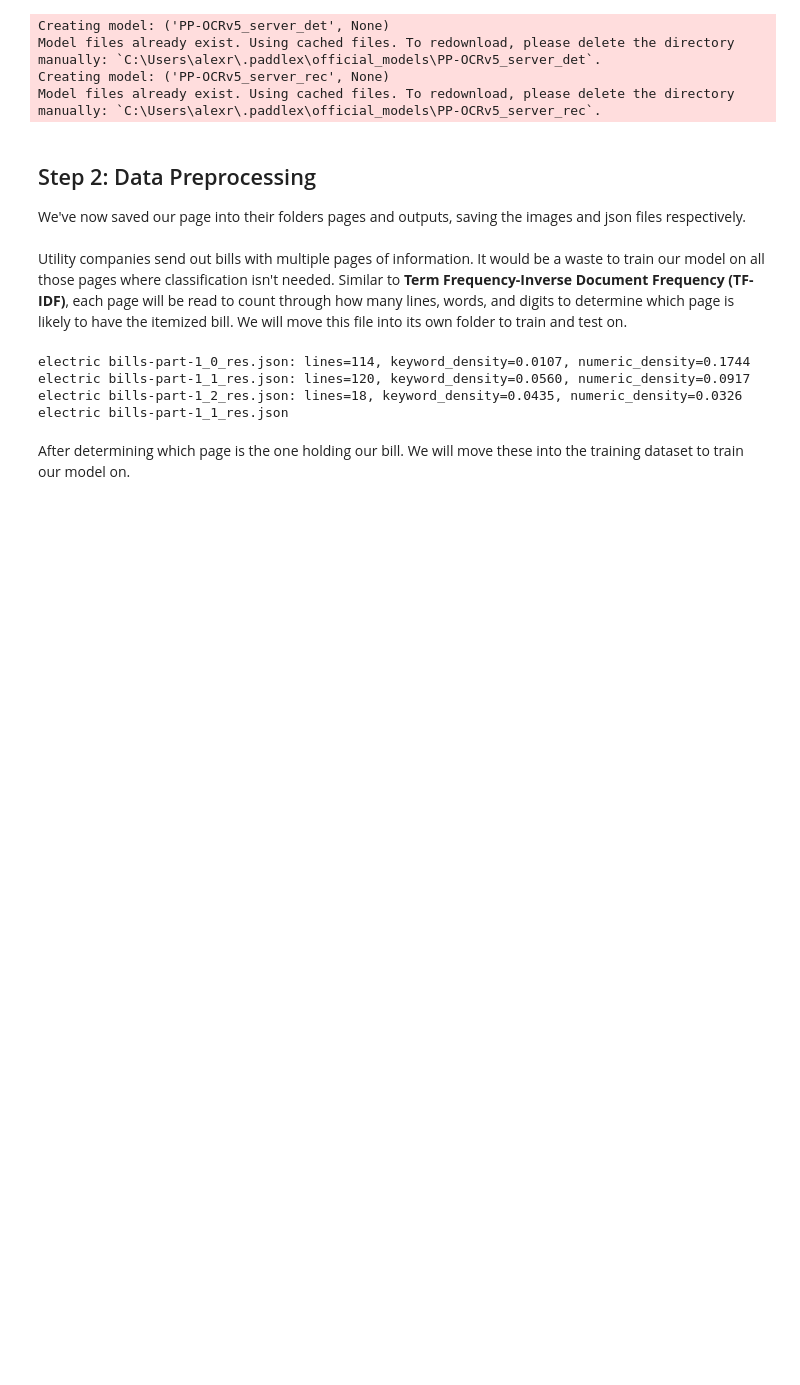
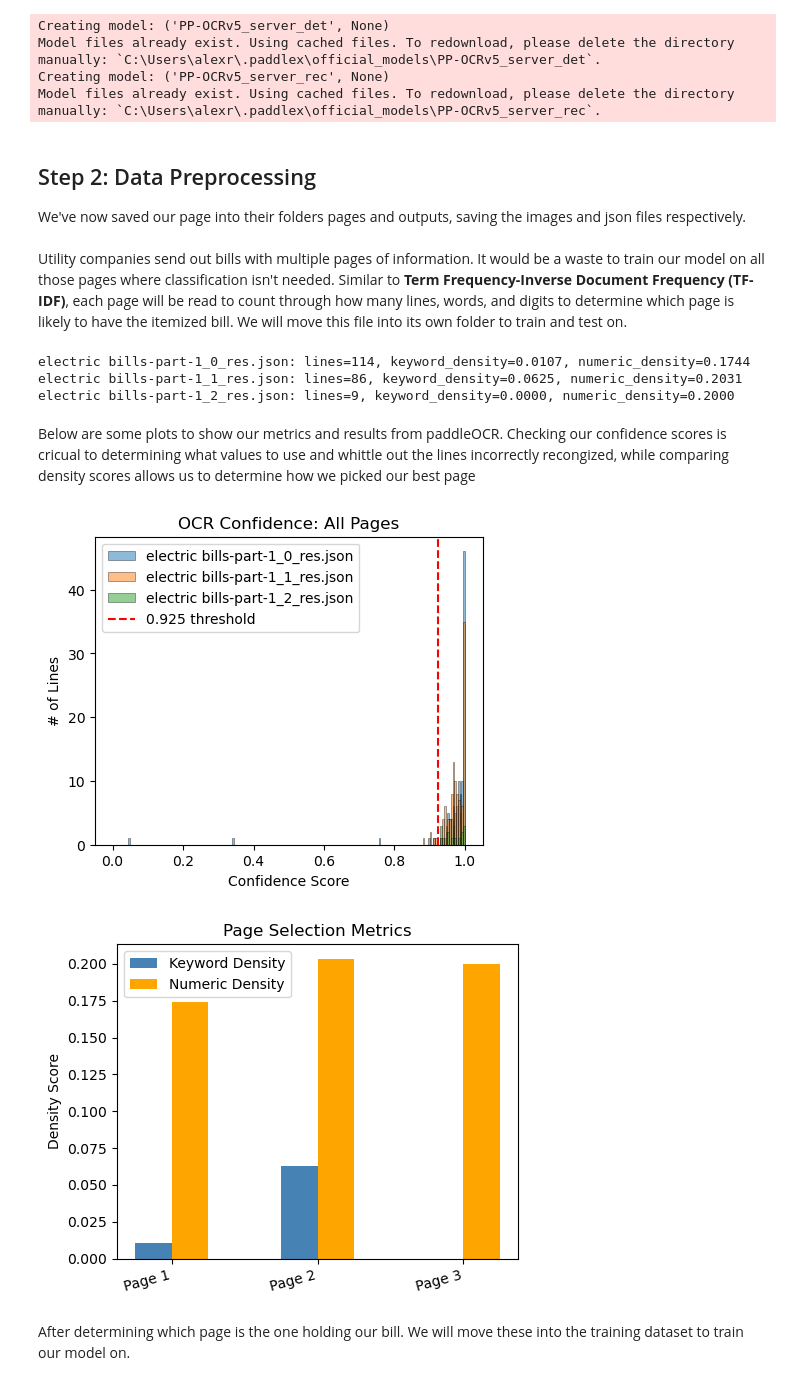
Before and after one commit to nooblexx/Energy-Bill-Automation-Deep-Learning-Model, a Jupyter notebook: Energy-Automation.ipynb, the cells around one changed output. Cells and saved outputs as stored; diff of their text form; code cells hidden in the pictures; blank space fills up the shorter version.

Commit message:
Plots for data preprocssing made

```diff
--- a/Energy-Automation.ipynb
+++ b/Energy-Automation.ipynb
@@ -28,6 +28,8 @@ We've now saved our page into their folders pages and outputs, saving the images
 # %%
 import os, json, re, shutil, csv
 from pathlib import Path
+import matplotlib.pyplot as plt
+import numpy as np
 
 OCR_DIR = "output"
 PAGES_DIR = "pages"
@@ -40,6 +42,8 @@ KEYWORDS = {"energy": [r"kwh", r"kilowatt.?hour"],
             "demand": [r"kw\b", r"peak\s+demand"],
             "cost": [r"charge"]}
 
+STOP_KEYWORDS = [r"understanding\s+your\s+bill",]
+
 num_re = re.compile(r"^-?\d+(\.\d+)?$")
 # %%
 # Function to look for digits
@@ -94,8 +98,18 @@ def score_page(lines):
 
     return keyword_density, numeric_density
 
+# Find section to stop reading to limit excess tokenization
+def find_stop_line(lines):
+    stop_re = re.compile("|".join(STOP_KEYWORDS), re.IGNORECASE)
+    for i, line in enumerate(lines):
+        if stop_re.search(line):
+            # Return index at which to stop line
+            return i
+    return len(lines)
+
 # Save score values per page
-scores = []
+page_scores = []
+confidence_scores = {}
 # Loop through each page in the output
 for fname in sorted(os.listdir(OCR_DIR)):
     path = os.path.join(OCR_DIR, fname)
@@ -103,21 +117,63 @@ for fname in sorted(os.listdir(OCR_DIR)):
     with open(path, "r", encoding="utf-8") as f:
         data = json.load(f)
 
+    # Retrieve confidence scores of all 3 pages together
+    scores = data.get("rec_scores", [])
+    if scores:
+        confidence_scores[fname] = scores
+
     lines = extract_text_lines(data)
+    stop_idx = find_stop_line(lines)
+    lines = lines[:stop_idx]
     keyword_density, numeric_density = score_page(lines)
+
     print(f"{fname}: lines={len(lines)}, keyword_density={keyword_density:.4f}, numeric_density={numeric_density:.4f}")
-    scores.append({
+    page_scores.append({
         "fname": fname,
         "keyword_density": keyword_density,
         "numeric_density": numeric_density,
     })
 
-best_page = max(scores, key=lambda x: x["keyword_density"])
+best_page = max(page_scores, key=lambda x: x["keyword_density"])
 # %% [output]
 electric bills-part-1_0_res.json: lines=114, keyword_density=0.0107, numeric_density=0.1744
-electric bills-part-1_1_res.json: lines=120, keyword_density=0.0560, numeric_density=0.0917
-electric bills-part-1_2_res.json: lines=18, keyword_density=0.0435, numeric_density=0.0326
-electric bills-part-1_1_res.json
+electric bills-part-1_1_res.json: lines=86, keyword_density=0.0625, numeric_density=0.2031
+electric bills-part-1_2_res.json: lines=9, keyword_density=0.0000, numeric_density=0.2000
+# %% [markdown]
+Below are some plots to show our metrics and results from paddleOCR. Checking our confidence scores is cricual to determining what values to use and whittle out the lines incorrectly recongized, while comparing density scores allows us to determine how we picked our best page
+# %%
+# Rule out specific lines with low confidence scores to avoid noisy details
+plt.figure(figsize=(5, 4))
+for fname, scores in confidence_scores.items():
+  plt.hist(scores, bins=200, range=(0, 1), alpha = 0.5, edgecolor="black", label=fname, linewidth=0.5)
+plt.title(f"OCR Confidence: All Pages")
+plt.xlabel("Confidence Score")
+plt.ylabel("# of Lines")
+plt.axvline(x=0.925, color="red", linestyle="--", label="0.925 threshold")
+plt.legend()
+plt.show()
+
+# Retrieve metrics
+page_names = [f"Page {i+1}" for i in range(len(page_scores))]
+keyword_densities = [s["keyword_density"] for s in page_scores]
+numeric_densities = [s["numeric_density"] for s in page_scores]
+# Create x axis and bar width
+x = np.arange(len(page_names))
+width = 0.25
+# Create bar plot
+fig, ax = plt.subplots(figsize=(5, 4))
+ax.bar(x - width/2, keyword_densities, width, label="Keyword Density", color="steelblue")
+ax.bar(x + width/2, numeric_densities, width, label="Numeric Density", color="orange")
+ax.set_ylabel("Density Score")
+ax.set_xticks(x)
+ax.set_xticklabels(page_names, rotation=15, ha="right")
+ax.set_title("Page Selection Metrics")
+ax.legend()
+plt.tight_layout()
+plt.show()
+# %% [output]
+[figure, added]
+[figure, added]
 # %% [markdown]
 After determining which page is the one holding our bill. We will move these into the training dataset to train our model on.
 # %%
```
Also changed, not shown: parts of 2 cells of this notebook, 1 other file.
